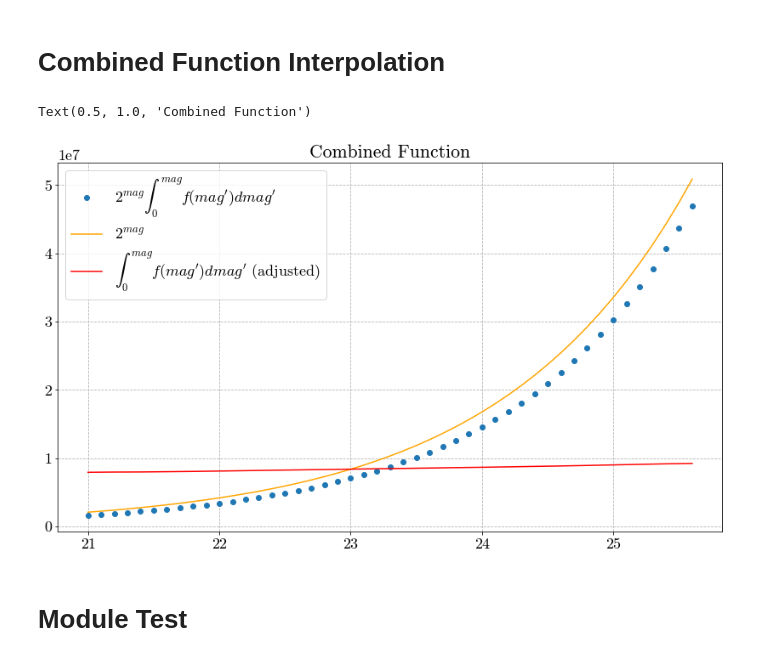
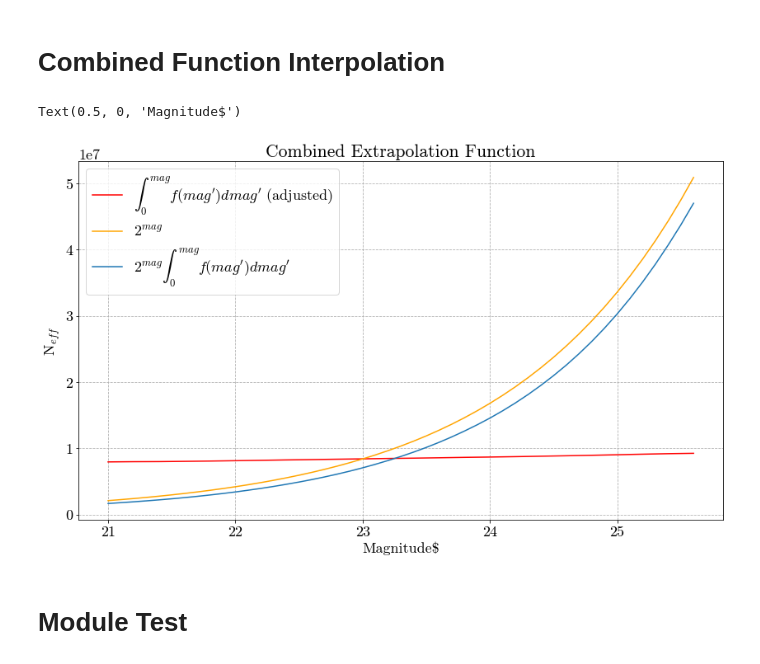
Before and after one commit to veome22/superbit_neff, a Jupyter notebook: neff_extrapolation_test.ipynb, the cells around one changed output. Cells and saved outputs as stored; diff of their text form; code cells hidden in the pictures.

```diff
--- a/neff_extrapolation_test.ipynb
+++ b/neff_extrapolation_test.ipynb
@@ -188,20 +222,25 @@ f = interp1d(x, y)
 # %%
 plt.figure(figsize=(14,8))
 
-plt.plot(x, f(x), 'o', label='$2^{mag} \int_0^{mag} f(mag\') d mag\'$')
+
+# Only the Fraction Term
+plt.plot(x, 10**7 * f_magcut(x), label='$ \int_0^{mag} f(mag\') d mag\'$ (adjusted)', color='red')
 
 # Only the Doubling Term
 plt.plot(x, 2**x, label='$2^{mag}$', color='orange')
 
-# Only the Fraction Term
-plt.plot(x, 10**7 * f_magcut(x), label='$ \int_0^{mag} f(mag\') d mag\'$ (adjusted)', color='red')
+# Combined Function
+plt.plot(x, f(x), '-', label='$2^{mag} \int_0^{mag} f(mag\') d mag\'$')
 
 plt.legend()
 plt.grid(linestyle='--')
-plt.title('Combined Function')
+plt.title('Combined Extrapolation Function')
+plt.ylabel('N$_{eff}$')
+plt.xlabel('Magnitude$')
+# plt.savefig(DIRECTORY+'extrapolation_function.png')
 # %% [output]
-Text(0.5, 1.0, 'Combined Function')
+Text(0.5, 0, 'Magnitude$')
-[figure, old version]
+[figure, new version]
 # %% [markdown]
 # Module Test
 # %%
```
Also changed, not shown: parts of 13 cells of this notebook.
